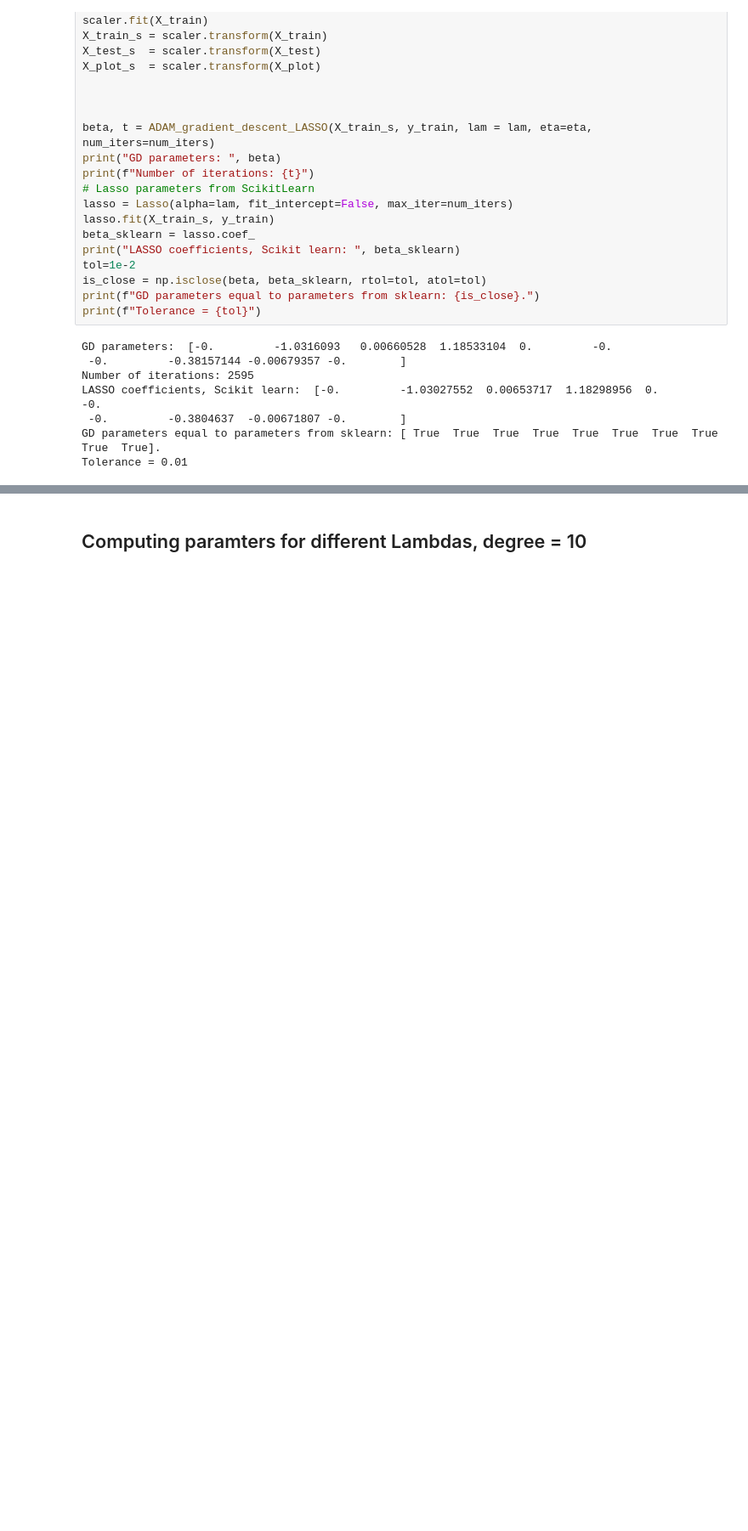
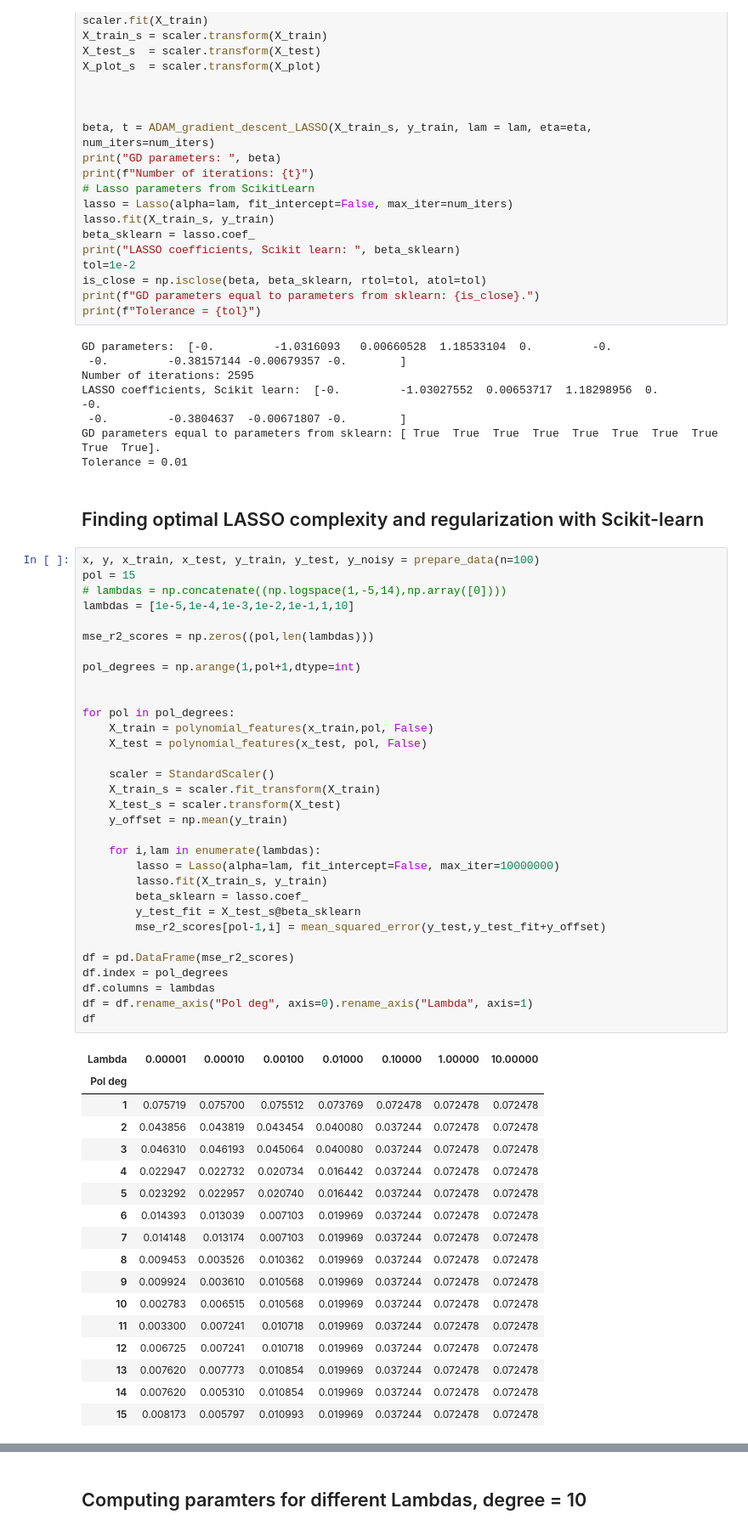
Before and after one commit to egil10/FYSSTK3155, a Jupyter notebook: PROJECT 1/Code/Exe.ipynb, the cells around one changed output, grey strips where cells are left out. Shown at 85% size. Saved outputs shown, nothing was run; the diff lists cells and outputs as text; blank space fills up the shorter version.

```diff
--- a/PROJECT 1/Code/Exe.ipynb
+++ b/PROJECT 1/Code/Exe.ipynb
@@ -244,3 +245,55 @@ LASSO coefficients, Scikit learn:  [-0.         -1.03027552  0.00653717  1.18298
  -0.         -0.3804637  -0.00671807 -0.        ]
 GD parameters equal to parameters from sklearn: [ True  True  True  True  True  True  True  True  True  True].
 Tolerance = 0.01
+# %% [markdown]
+## Finding optimal LASSO complexity and regularization with Scikit-learn
+# %%
+x, y, x_train, x_test, y_train, y_test, y_noisy = prepare_data(n=100)
+pol = 15
+# lambdas = np.concatenate((np.logspace(1,-5,14),np.array([0])))
+lambdas = [1e-5,1e-4,1e-3,1e-2,1e-1,1,10]
+
+mse_r2_scores = np.zeros((pol,len(lambdas)))
+
+pol_degrees = np.arange(1,pol+1,dtype=int)
+
+
+for pol in pol_degrees:
+    X_train = polynomial_features(x_train,pol, False)
+    X_test = polynomial_features(x_test, pol, False)
+
+    scaler = StandardScaler()
+    X_train_s = scaler.fit_transform(X_train)
+    X_test_s = scaler.transform(X_test)
+    y_offset = np.mean(y_train)
+
+    for i,lam in enumerate(lambdas):
+        lasso = Lasso(alpha=lam, fit_intercept=False, max_iter=10000000)
+        lasso.fit(X_train_s, y_train)
+        beta_sklearn = lasso.coef_
+        y_test_fit = X_test_s@beta_sklearn
+        mse_r2_scores[pol-1,i] = mean_squared_error(y_test,y_test_fit+y_offset)
+
+df = pd.DataFrame(mse_r2_scores)
+df.index = pol_degrees
+df.columns = lambdas
+df = df.rename_axis("Pol deg", axis=0).rename_axis("Lambda", axis=1)
+df
+# %% [output]
+| Lambda | 0.00001 | 0.00010 | 0.00100 | 0.01000 | 0.10000 | 1.00000 | 10.00000 |
+| Pol deg |  |  |  |  |  |  |  |
+| 1 | 0.075719 | 0.075700 | 0.075512 | 0.073769 | 0.072478 | 0.072478 | 0.072478 |
+| 2 | 0.043856 | 0.043819 | 0.043454 | 0.040080 | 0.037244 | 0.072478 | 0.072478 |
+| 3 | 0.046310 | 0.046193 | 0.045064 | 0.040080 | 0.037244 | 0.072478 | 0.072478 |
+| 4 | 0.022947 | 0.022732 | 0.020734 | 0.016442 | 0.037244 | 0.072478 | 0.072478 |
+| 5 | 0.023292 | 0.022957 | 0.020740 | 0.016442 | 0.037244 | 0.072478 | 0.072478 |
+| 6 | 0.014393 | 0.013039 | 0.007103 | 0.019969 | 0.037244 | 0.072478 | 0.072478 |
+| 7 | 0.014148 | 0.013174 | 0.007103 | 0.019969 | 0.037244 | 0.072478 | 0.072478 |
+| 8 | 0.009453 | 0.003526 | 0.010362 | 0.019969 | 0.037244 | 0.072478 | 0.072478 |
+| 9 | 0.009924 | 0.003610 | 0.010568 | 0.019969 | 0.037244 | 0.072478 | 0.072478 |
+| 10 | 0.002783 | 0.006515 | 0.010568 | 0.019969 | 0.037244 | 0.072478 | 0.072478 |
+| 11 | 0.003300 | 0.007241 | 0.010718 | 0.019969 | 0.037244 | 0.072478 | 0.072478 |
+| 12 | 0.006725 | 0.007241 | 0.010718 | 0.019969 | 0.037244 | 0.072478 | 0.072478 |
+| 13 | 0.007620 | 0.007773 | 0.010854 | 0.019969 | 0.037244 | 0.072478 | 0.072478 |
+| 14 | 0.007620 | 0.005310 | 0.010854 | 0.019969 | 0.037244 | 0.072478 | 0.072478 |
+| 15 | 0.008173 | 0.005797 | 0.010993 | 0.019969 | 0.037244 | 0.072478 | 0.072478 |
```
Also changed, not shown: parts of 6 cells of this notebook, 3 other files.
